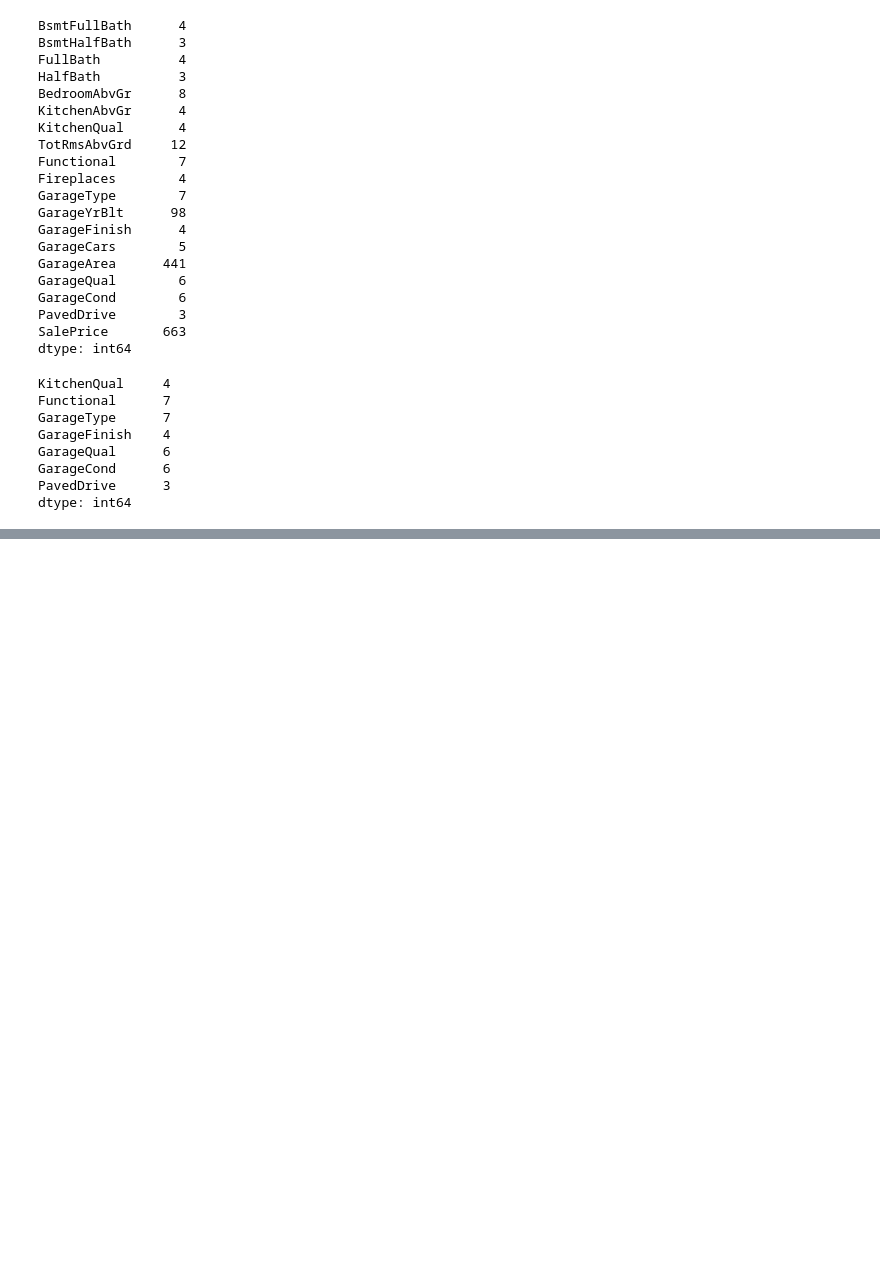
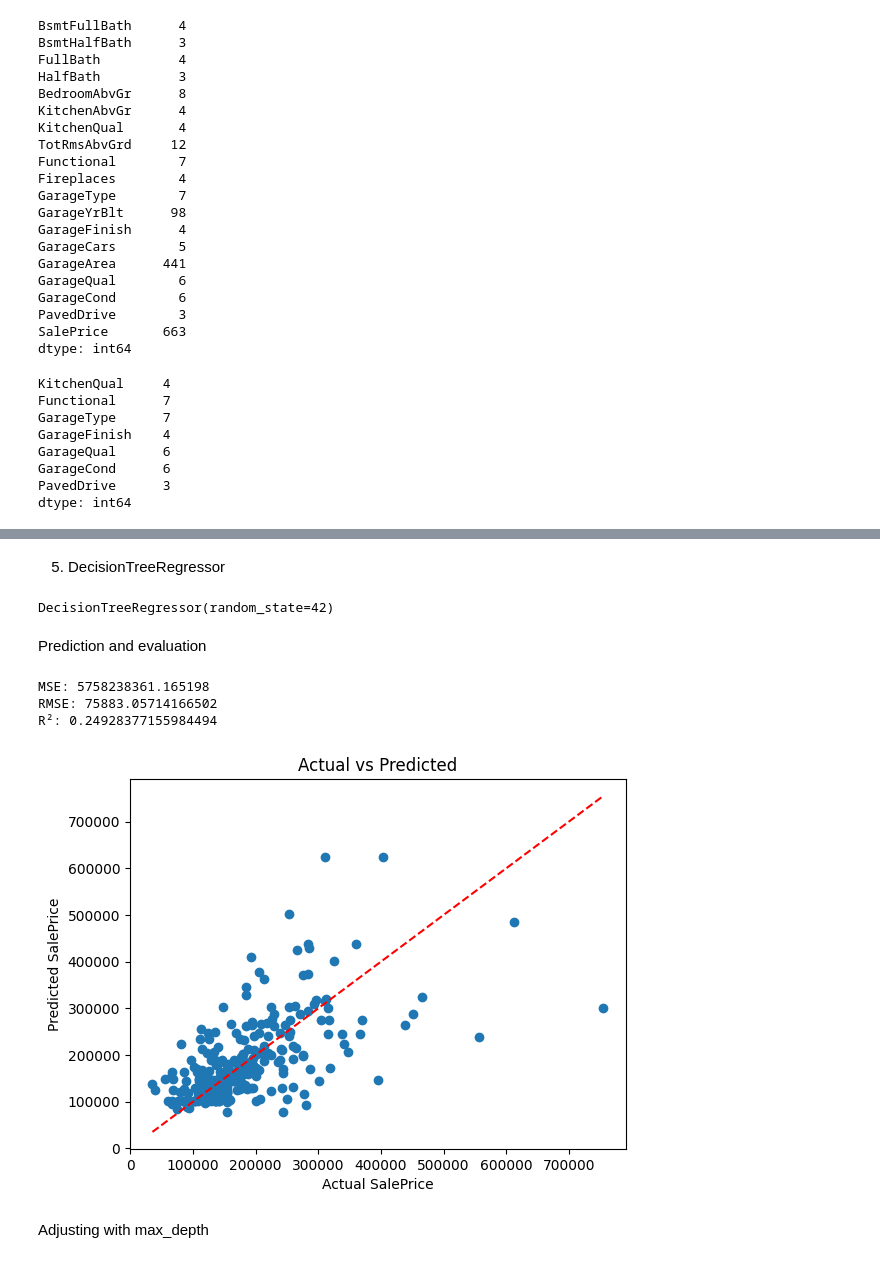
Before and after one commit to OctaMarina/house-price-prediction-integra, a Jupyter notebook: notebooks/DecisionTreeRegressor_subset_picu_laura.ipynb, the cells around one changed output, grey strips where cells are left out. Cells and saved outputs as stored; diff of their text form; code cells hidden in the pictures; blank space fills up the shorter version.

Commit message:
Adaug varianta completa a DecisionTreeRegressor_subset_picu_laura.ipynb

```diff
--- a/notebooks/DecisionTreeRegressor_subset_picu_laura.ipynb
+++ b/notebooks/DecisionTreeRegressor_subset_picu_laura.ipynb
@@ -195,0 +201,3 @@ dtype: int64
+# %%
+X = df[["GarageArea", "GarageYrBlt"]]
+y = df["SalePrice"]
@@ -195,0 +210,36 @@ dtype: int64
+# %%
+X_train, X_test, y_train, y_test = train_test_split(X, y, test_size=0.2, random_state=42)
+# %% [markdown]
+5. DecisionTreeRegressor
+# %%
+reg = DecisionTreeRegressor(random_state=42)
+reg.fit(X_train, y_train)
+# %% [output]
+DecisionTreeRegressor(random_state=42)
+# %% [markdown]
+Prediction and evaluation
+# %%
+y_pred = reg.predict(X_test)
+
+mse = mean_squared_error(y_test, y_pred)
+rmse = np.sqrt(mse)
+r2 = r2_score(y_test, y_pred)
+
+print("MSE:", mse)
+print("RMSE:", rmse)
+print("R²:", r2)
+# %% [output]
+MSE: 5758238361.165198
+RMSE: 75883.05714166502
+R²: 0.24928377155984494
+# %%
+plt.scatter(y_test, y_pred)
+plt.xlabel("Actual SalePrice")
+plt.ylabel("Predicted SalePrice")
+plt.title("Actual vs Predicted")
+plt.plot([y_test.min(), y_test.max()], [y_test.min(), y_test.max()], 'r--')
+plt.show()
+# %% [output]
+[figure, added]
+# %% [markdown]
+Adjusting with max_depth
```
Also changed, not shown: parts of 12 cells of this notebook.
